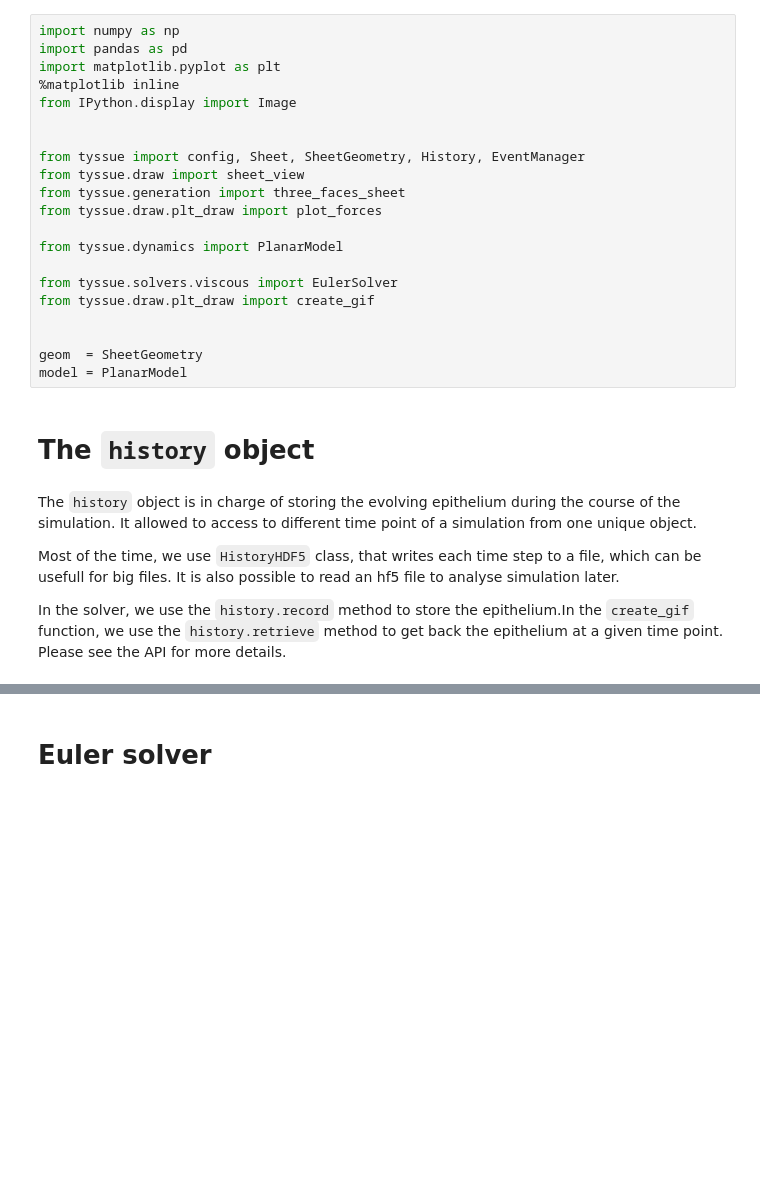
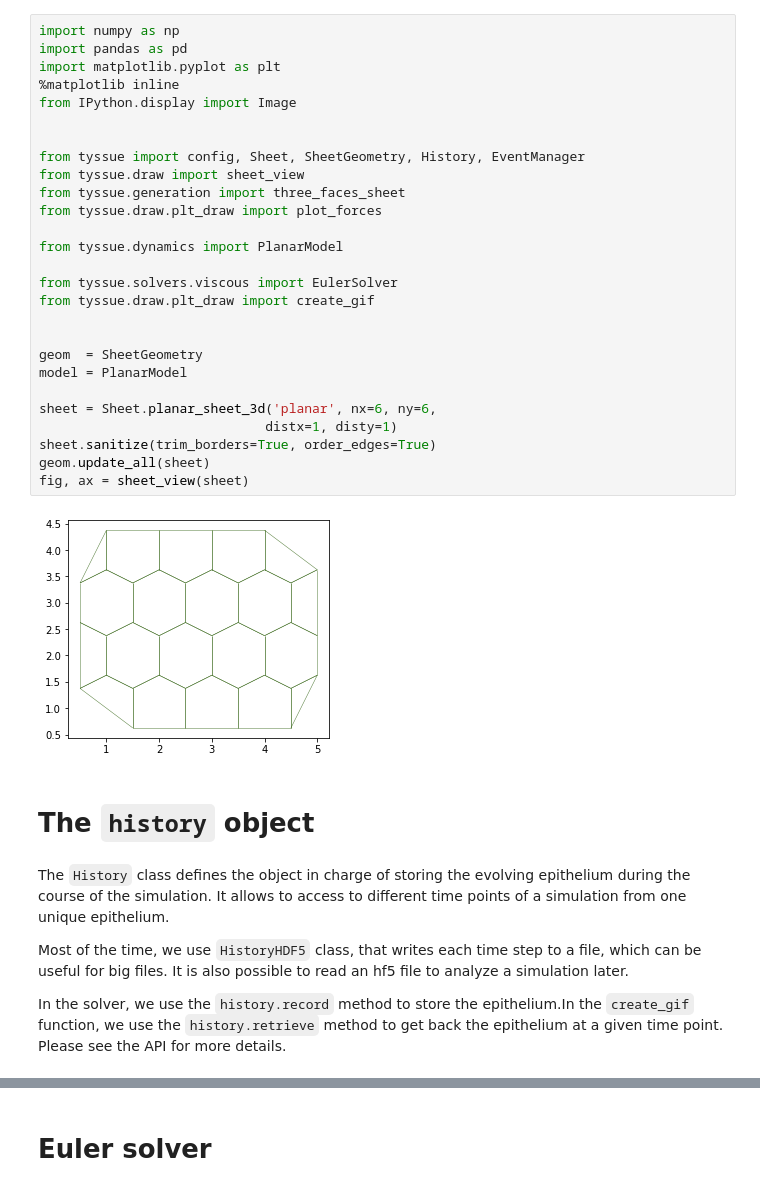
Before and after one commit to DamCB/tyssue-demo, a Jupyter notebook: 04-Solvers.ipynb, the cells around one changed output, grey strips where cells are left out. Saved outputs shown, nothing was run; the diff lists cells and outputs as text; blank space fills up the shorter version.

```diff
--- a/04-Solvers.ipynb
+++ b/04-Solvers.ipynb
@@ -1,30 +1,38 @@
 # %%
 import numpy as np
 import pandas as pd
 import matplotlib.pyplot as plt
 %matplotlib inline
 from IPython.display import Image
 
 
 from tyssue import config, Sheet, SheetGeometry, History, EventManager
 from tyssue.draw import sheet_view
 from tyssue.generation import three_faces_sheet
 from tyssue.draw.plt_draw import plot_forces
 
 from tyssue.dynamics import PlanarModel
 
 from tyssue.solvers.viscous import EulerSolver
 from tyssue.draw.plt_draw import create_gif
 
 
 geom  = SheetGeometry
 model = PlanarModel
+
+sheet = Sheet.planar_sheet_3d('planar', nx=6, ny=6,
+                             distx=1, disty=1)
+sheet.sanitize(trim_borders=True, order_edges=True)
+geom.update_all(sheet)
+fig, ax = sheet_view(sheet)
+# %% [output]
+[figure, added]
 # %% [markdown]
 # The  `history` object
 # %% [markdown]
-The `history` object is in charge of storing the evolving epithelium during the course of the simulation. It allowed to access to different time point of a simulation from one unique object.
+The `History` class defines the object in charge of storing the evolving epithelium during the course of the simulation. It allows to access to different time points of a simulation from one unique epithelium.
 
-Most of the time, we use `HistoryHDF5` class, that writes each time step to a file, which can be usefull for big files. It is also possible to read an hf5 file to analyse simulation later.
+Most of the time, we use `HistoryHDF5` class, that writes each time step to a file, which can be useful for big files. It is also possible to read an hf5 file to analyze a simulation later.
 
 
 In the solver, we use the `history.record` method to store the epithelium.In the `create_gif` function, we use the `history.retrieve` method to get back the epithelium at a given time point. Please see the API for more details.
```
Also changed, not shown: parts of 38 cells of this notebook, 4 other files.
